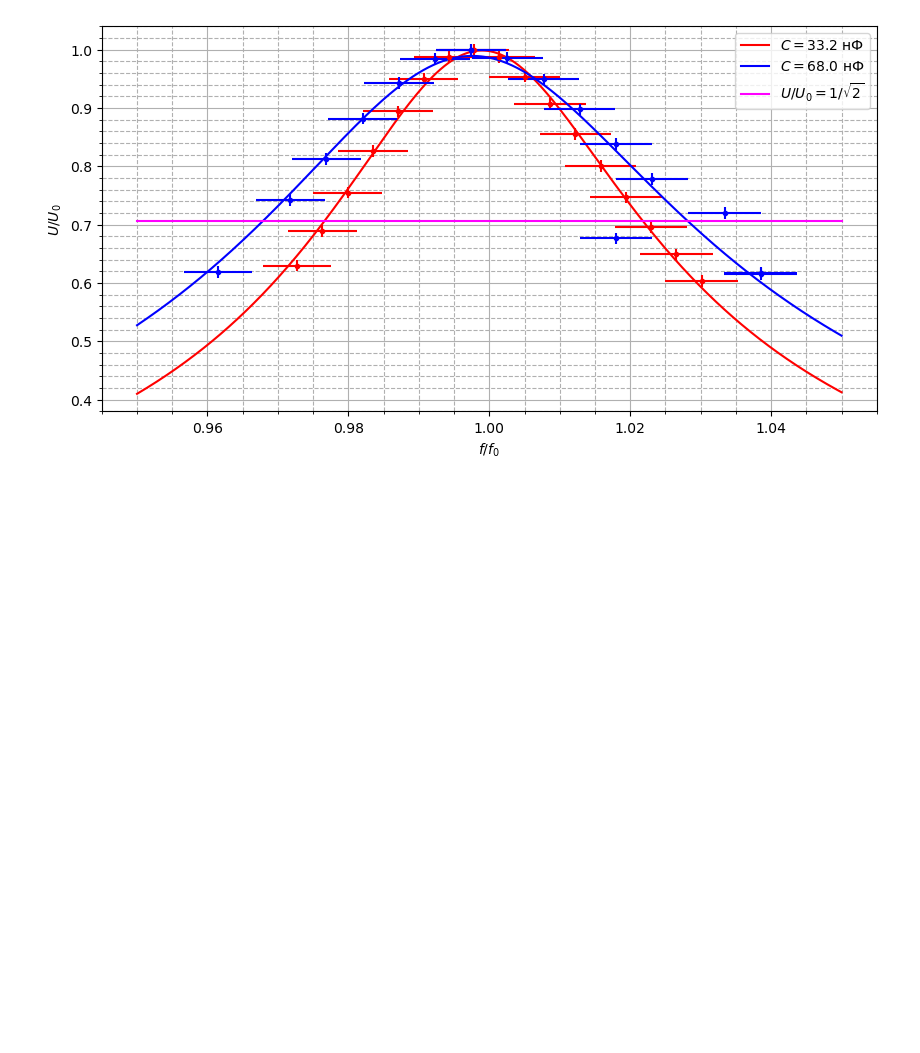
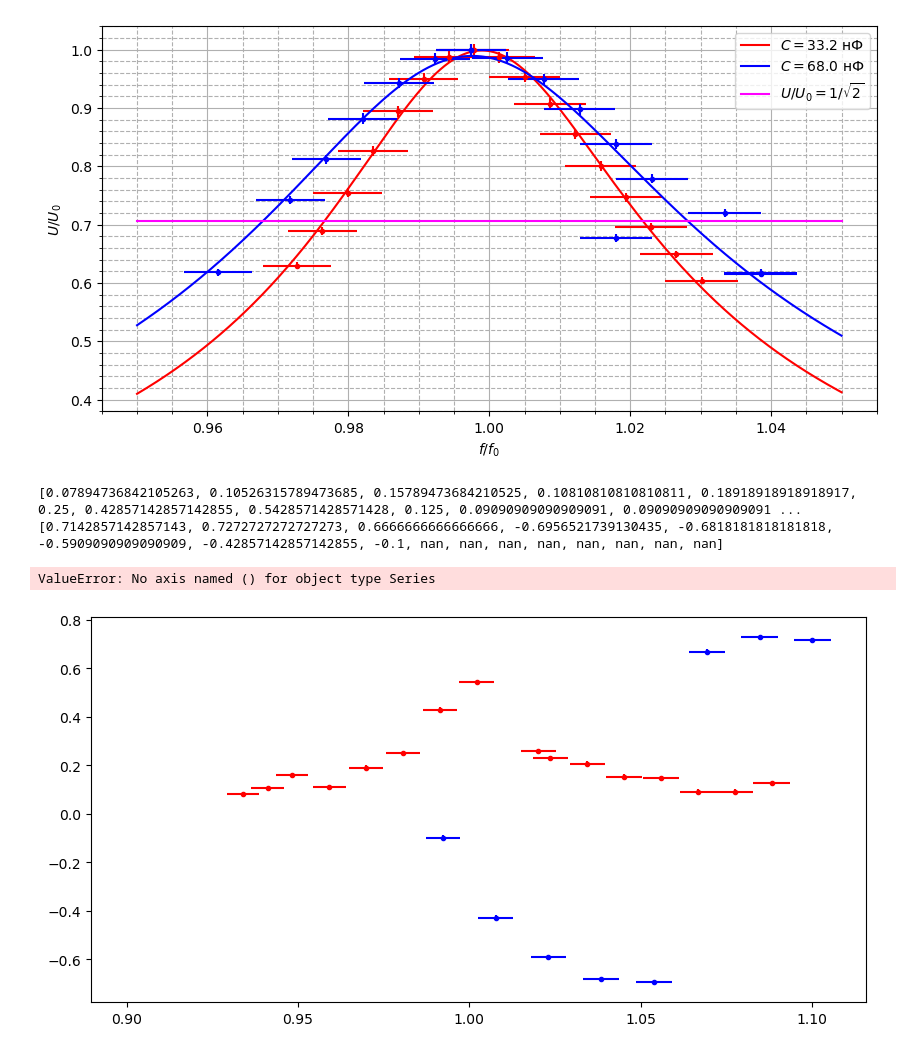
Before and after one commit to victorbaldin56/mipt-labs, a Jupyter notebook: 3.2.2/calc.ipynb, the cells around one changed output. Cells and saved outputs as stored; diff of their text form; code cells hidden in the pictures; blank space fills up the shorter version.

```diff
--- a/3.2.2/calc.ipynb
+++ b/3.2.2/calc.ipynb
@@ -23,7 +23,7 @@ for i in [1, 2]:
   freq = ach[f'f{i}(kHz)'] / freqs[i - 1]
   volt = ach[f'U_C{i}(V)']
   volt /= max(volt)
-  plt.errorbar(freq, volt, xerr=freq*0.005, yerr=0.01, fmt=f'{colors[i - 1][0]}.')
+  plt.errorbar(freq, volt, xerr=freq*0.005, yerr=0.01 * volt, fmt=f'{colors[i - 1][0]}.')
   par, _ = fit(f=f, x=freq, y=volt)
   plt.plot(x, f(x, *par), color=colors[i - 1], label=labels[i - 1])
 
@@ -32,3 +32,30 @@ plt_singleton(title=None, xlabel=r'$f/f_0$', ylabel=r'$U/U_0$')
 plt.savefig('ACH.pdf')
 # %% [output]
 [figure]
+# %%
+def fchh(x, a, s, r):
+  return np.atan(a * (x - s)) / np.pi + r
+# %%
+plt.figure(figsize=FIGSIZE)
+
+for i in [1, 2]:
+  freq = fch[f'f{i}(kHz)'] / freqs[i - 1]
+  x_0 = fch[f'x0{i}']
+  delta_x = fch[f'x{i}']
+  phi = []
+  for (x, d) in zip(x_0, delta_x):
+    phi.append(x / d)
+
+  plt.errorbar(freq, phi, xerr=freq*0.005, yerr=0.01, fmt=f'{colors[i - 1][0]}.')
+  par, _ = fit(f=fchh, x=freq, y=phi)
+  plt.plot(x, fchh(x, *par), color=colors[i - 1], label=labels[i - 1])
+
+plt.plot(x, 0.25 + 0*x, label=r'$\Delta\phi / \pi = 0.25$', color='magenta')
+plt.plot(x, 0.75 + 0*x, label=r'$\Delta\phi / \pi = 0.75$', color='orange')
+plt_singleton(title=None, xlabel=r'$f/f_0$', ylabel=r'$\Delta\phi/\pi$')
+plt.savefig('FCH.pdf')
+# %% [output]
+[0.07894736842105263, 0.10526315789473685, 0.15789473684210525, 0.10810810810810811, 0.18918918918918917, 0.25, 0.42857142857142855, 0.5428571428571428, 0.125, 0.09090909090909091, 0.09090909090909091 ...
+[0.7142857142857143, 0.7272727272727273, 0.6666666666666666, -0.6956521739130435, -0.6818181818181818, -0.5909090909090909, -0.42857142857142855, -0.1, nan, nan, nan, nan, nan, nan, nan, nan]
+ValueError: No axis named () for object type Series
+[figure, added]
```
Also changed, not shown: 54 other files.
